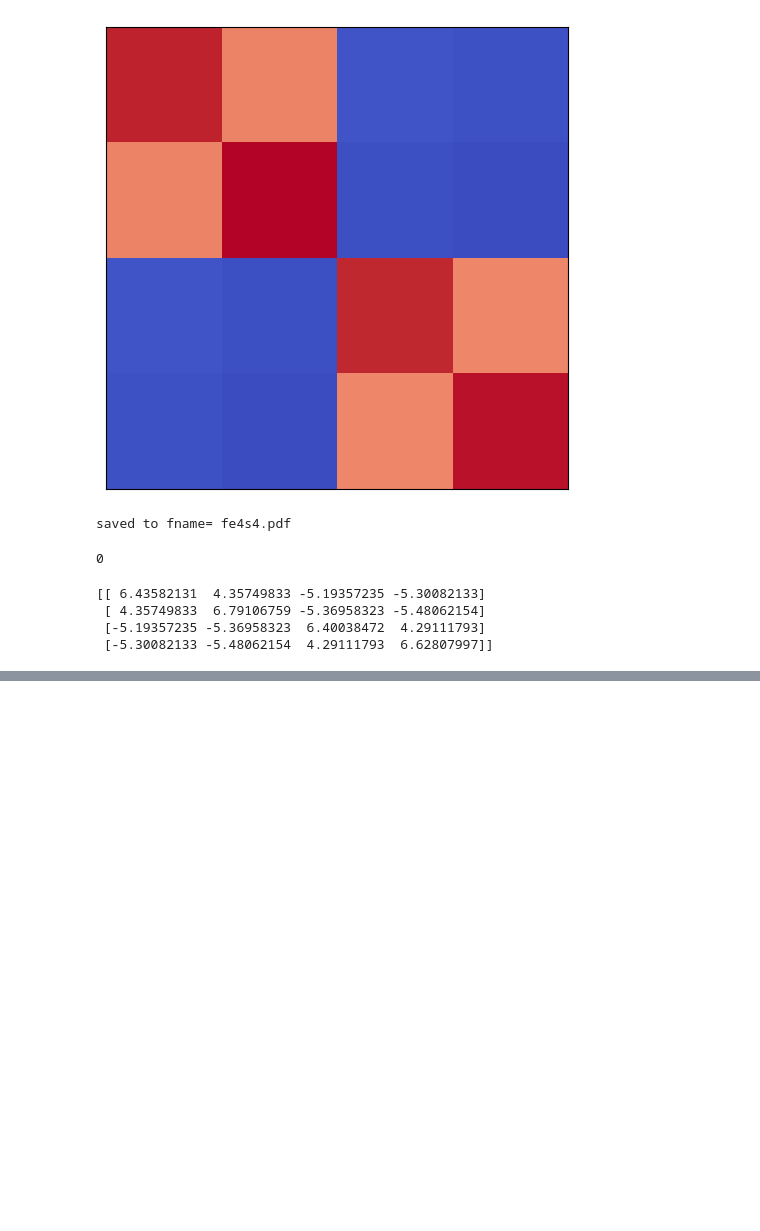
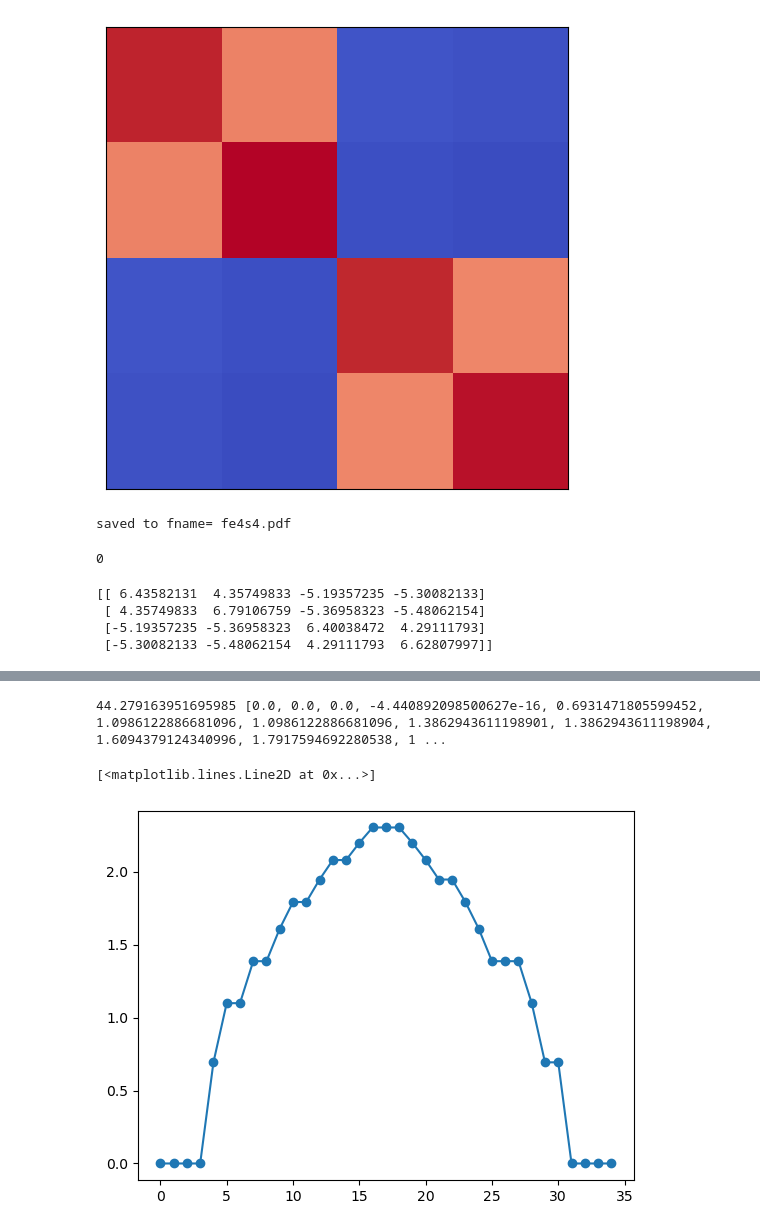
Before and after one commit to Quantum-Chemistry-Group-BNU/FOCUS, a Jupyter notebook: pyutils/spinAnalysis/spin-spin correlation function - fe4s4.ipynb, the cells around one changed output, grey strips where cells are left out. Cells and saved outputs as stored; diff of their text form; code cells hidden in the pictures; blank space fills up the shorter version.

Commit message:
example for load binary MPS to python

```diff
--- a/pyutils/spinAnalysis/spin-spin correlation function - fe4s4.ipynb
+++ b/pyutils/spinAnalysis/spin-spin correlation function - fe4s4.ipynb
@@ -66,0 +69,8 @@ print(sisj)
+# %%
+import ctns_loader
+
+ctns = ctns_loader.ctns_info()
+
+ctns.load('fe4s4/rcanon_conf_su2_nonsu2.bin')
+
+sites = ctns.toMPSdense()
@@ -66,0 +112,12 @@ print(sisj)
+# %%
+iroot = 0
+svn = mps_simple.bipartiteEntropy(sites,iroot)
+print(np.sum(svn),svn)
+
+import matplotlib.pyplot as plt
+
+plt.plot(svn,'o-')
+# %% [output]
+44.279163951695985 [0.0, 0.0, 0.0, -4.440892098500627e-16, 0.6931471805599452, 1.0986122886681096, 1.0986122886681096, 1.3862943611198901, 1.3862943611198904, 1.6094379124340996, 1.7917594692280538, 1 ...
+[<matplotlib.lines.Line2D at 0x...>]
+[figure, added]
```
Also changed, not shown: parts of 8 cells of this notebook, 7 other files.
